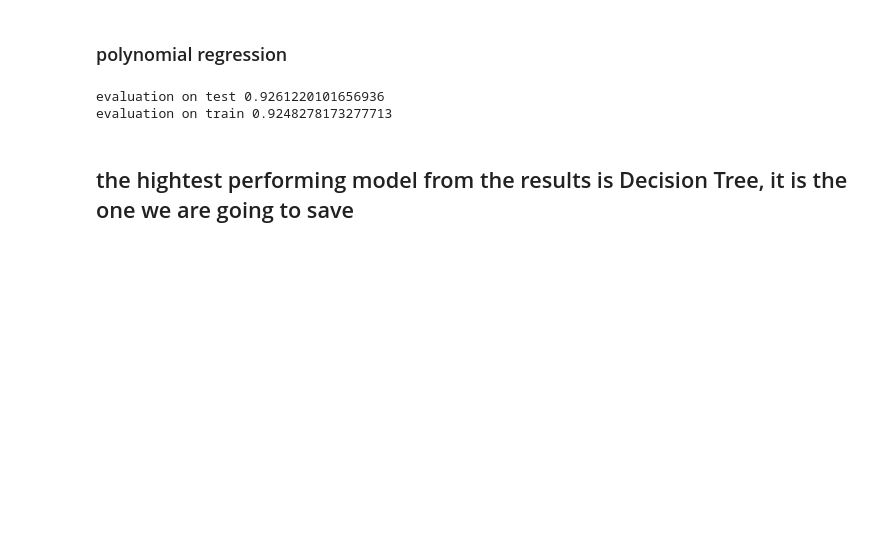
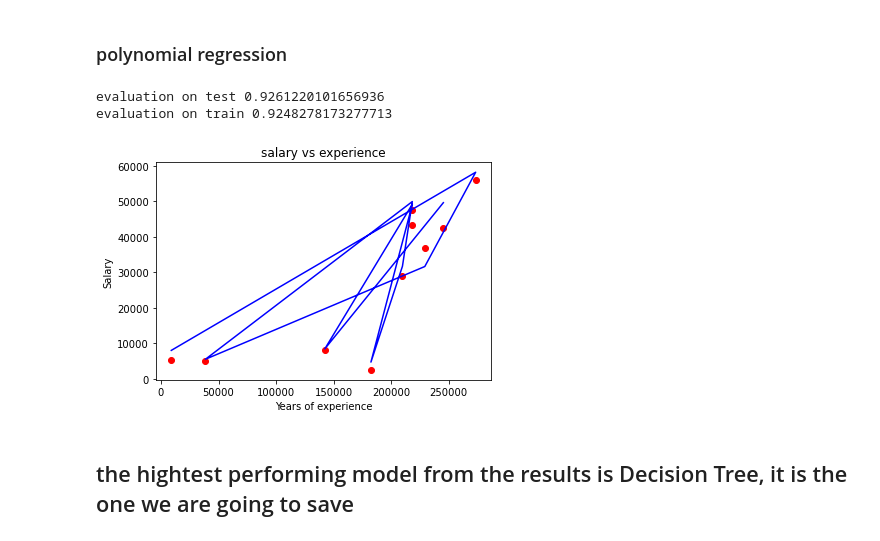
Before and after one commit to Kira-Floris/prediction, a Jupyter notebook: flight ticket prediction/flight prediction dataset.ipynb, the cells around one changed output. Saved outputs shown, nothing was run; the diff lists cells and outputs as text; code cells hidden in the pictures; blank space fills up the shorter version.

```diff
--- a/flight ticket prediction/flight prediction dataset.ipynb
+++ b/flight ticket prediction/flight prediction dataset.ipynb
@@ -187,6 +196,15 @@ print("evaluation on train",r2_score(ytrain, ypredtrain4))
 # %% [output]
 evaluation on test 0.9261220101656936
 evaluation on train 0.9248278173277713
+# %%
+plt.scatter(xtrain.index[:10], ytrain[:10], color='red')
+plt.plot(xtrain.index[:10], ypredtrain4[:10], color='blue')
+plt.title('salary vs experience')
+plt.xlabel('Years of experience')
+plt.ylabel('Salary')
+plt.show()
+# %% [output]
+[figure, added]
 # %% [markdown]
 ## the hightest performing model from the results is Decision Tree, it is the one we are going to save
 # %% [markdown]
```
Also changed, not shown: parts of 4 cells of this notebook, 2 other files.
